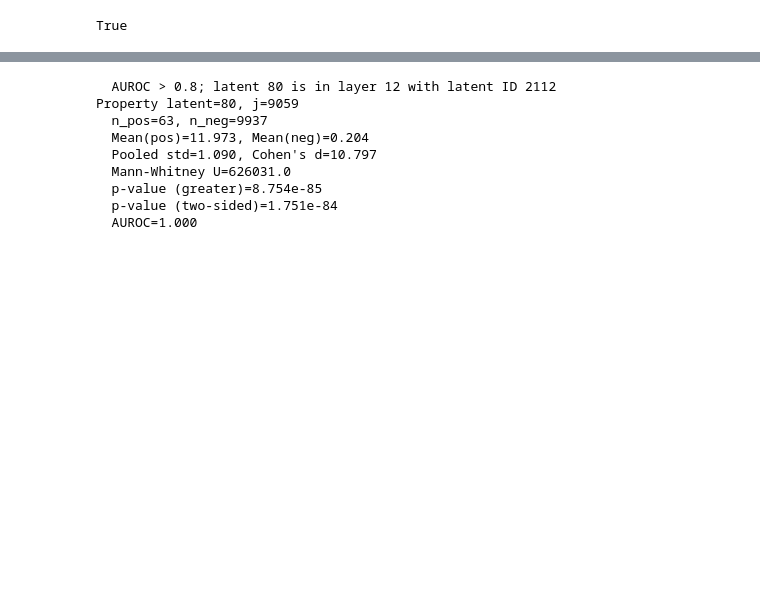
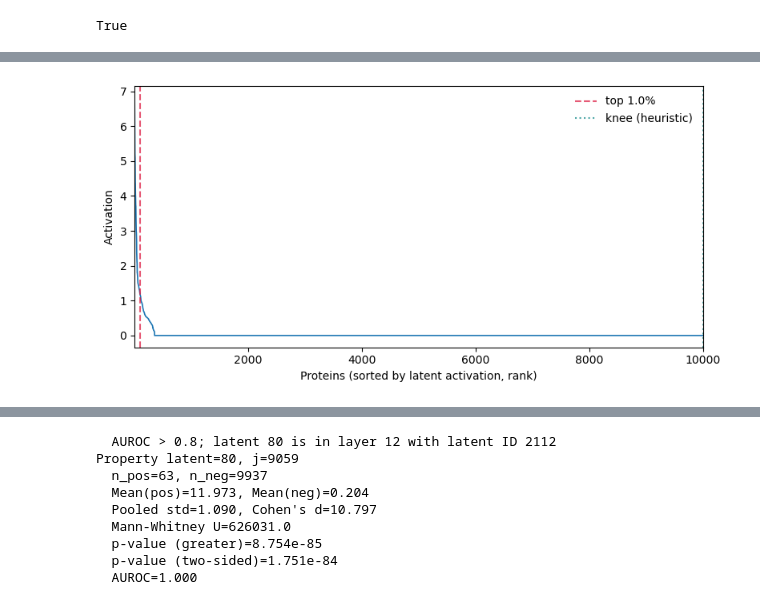
Before and after one commit to NainaniJatinZ/plm_circuits, a Jupyter notebook: notebooks/domain_corr/property_association_test.ipynb, the cells around one changed output, grey strips where cells are left out. Saved outputs shown, nothing was run; the diff lists cells and outputs as text; code cells hidden in the pictures; blank space fills up the shorter version.

```diff
--- a/notebooks/domain_corr/property_association_test.ipynb
+++ b/notebooks/domain_corr/property_association_test.ipynb
@@ -7,14 +7,14 @@ import pickle
 
 from scipy.stats import mannwhitneyu
 # %%
-all_acts = torch.load("data/summarized_acts_top_q.pt")
+all_acts = torch.load("/project/pi_annagreen_umass_edu/bryn/plm_circuit_enrichment/data/summarized_acts_max.pt") #torch.load("data/summarized_acts_top_q.pt")
 all_properties = torch.load("metadata/ptn_fam_tensor_nonzero.pt")
 
 print(all_acts.shape)
 # %% [output]
 torch.Size([10000, 28672])
 # %%
-with open("metadata/list_of_desired_latents_2pkea.pkl", 'rb') as f:
+with open("metadata/list_of_desired_latents.pkl", 'rb') as f:
     subset_list = list(set(pickle.load(f)))
     subset_list.sort()
 # %%
@@ -43,6 +43,12 @@ torch.Size([10000, 10096])
 # %%
 import json
 
-with open("/work/pi_jensen_umass_edu/jnainani_umass_edu/plm_circuits/results/layer_latent_dicts/layer_latent_dict_2PKEA_0.70.json", "r") as f:
-    pkea_latents = json.load(f)
+# with open("/work/pi_jensen_umass_edu/jnainani_umass_edu/plm_circuits/results/layer_latent_dicts/layer_latent_dict_2PKEA_0.70.json", "r") as f:
+#     pkea_latents = json.load(f)
+
+with open("/work/pi_jensen_umass_edu/jnainani_umass_edu/plm_circuits/results/layer_latent_dicts/layer_latent_dict_MetXA_0.70.json", 'r') as file:
+    metx_latents = json.load(file)
+
+with open("/work/pi_jensen_umass_edu/jnainani_umass_edu/plm_circuits/results/layer_latent_dicts/layer_latent_dict_Top2_0.70.json", 'r') as file:
+    top2_latents = json.load(file)
 # %%
@@ -82,0 +1056,55 @@ interpro_annotations_nonzero.iloc[9339]["ENTRY_NAME"]
+# %%
+latent_specs = [
+    (12, 2112),
+    (8, 2677),
+    (12, 3035),
+    (8, 488),
+    (12, 1256),
+    (12, 3794),
+    (12, 3536),
+    (12, 2797),
+    (16, 1166),
+    (8, 2775),
+    (8, 2166),
+    (12, 2472),
+    (12, 1082),
+    # add more (layer_i, latent_ind) tuples here
+]
+
+import numpy as np
+import matplotlib.pyplot as plt
+layer_i = 8
+latent_ind = 488
+flattened_id = to_flattened_id(int(layer_i), int(latent_ind))
+latent_i = subset_list.index(flattened_id)
+# 1) Grab activations for the latent (length N)
+v = to_numpy(all_acts)[:, latent_i].astype(float)
+
+# 2) Sort descending
+order = np.argsort(v)[::-1]
+s = v[order]
+N = s.size
+
+# 3) Optional: mark the "top (1 - tau)" fraction (e.g., top 1%)
+tau = 0.99
+k_top = max(1, int(np.ceil((1 - tau) * N)))
+
+# 4) Simple knee heuristic: max deviation from straight line between endpoints
+x = np.linspace(0.0, 1.0, N)
+y = (s - s.min()) / (s.max() - s.min() + 1e-12)
+line = 1.0 - x
+knee_idx = int(np.argmax(y - line))
+
+# 5) Plot
+fig, ax = plt.subplots(figsize=(8, 4))
+ax.plot(np.arange(1, N + 1), s, lw=1.2)
+ax.axvline(k_top, color="crimson", ls="--", alpha=0.7, label=f"top {100*(1-tau):.1f}%")
+ax.axvline(knee_idx + 1, color="teal", ls=":", alpha=0.7, label="knee (heuristic)")
+ax.set_xlabel("Proteins (sorted by latent activation, rank)")
+ax.set_ylabel("Activation")
+ax.set_xlim(1, N)
+ax.legend(frameon=False)
+plt.tight_layout()
+plt.show()
+# %% [output]
+[figure, added]
```
Also changed, not shown: parts of 29 cells of this notebook, 5 other files.
